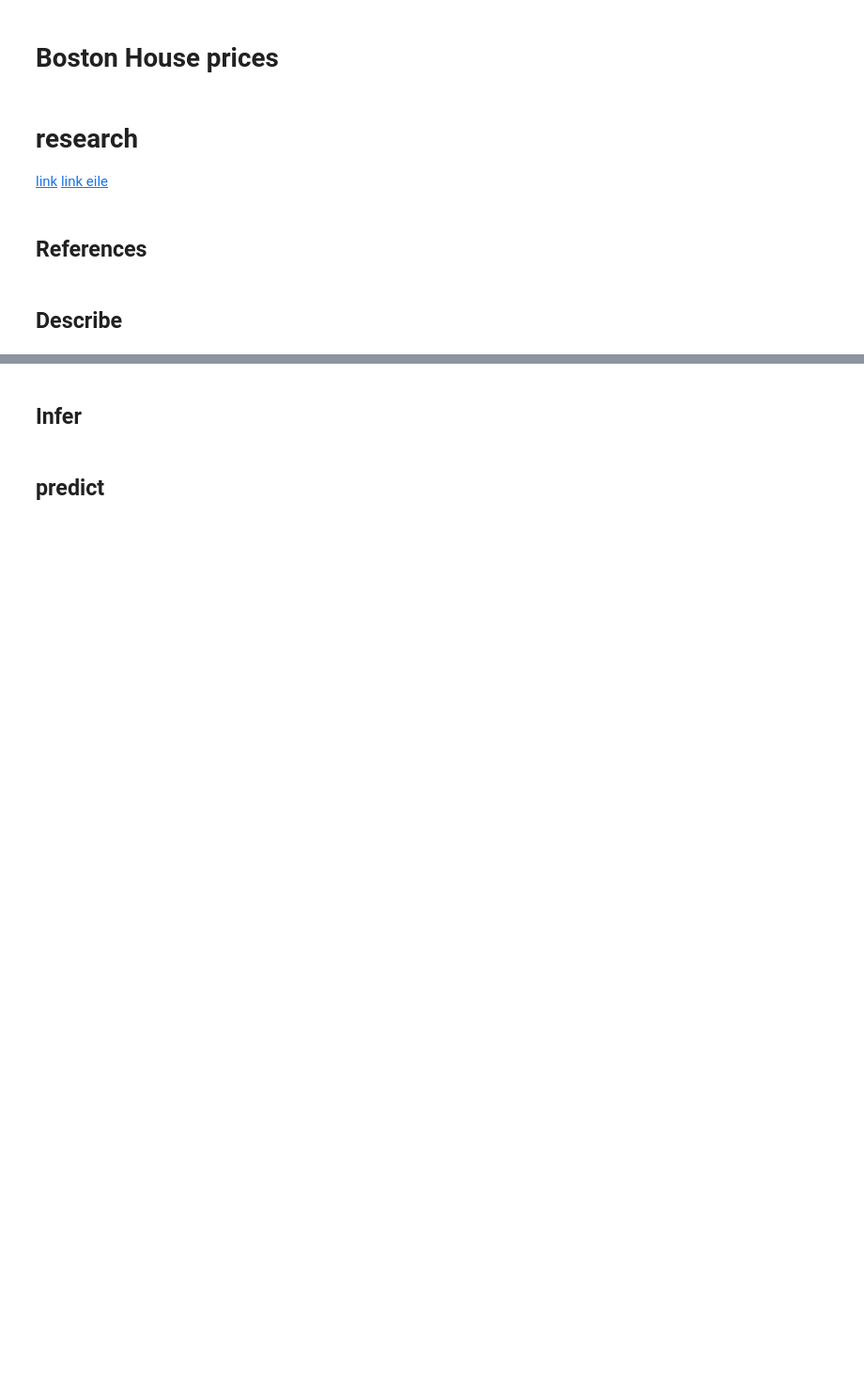
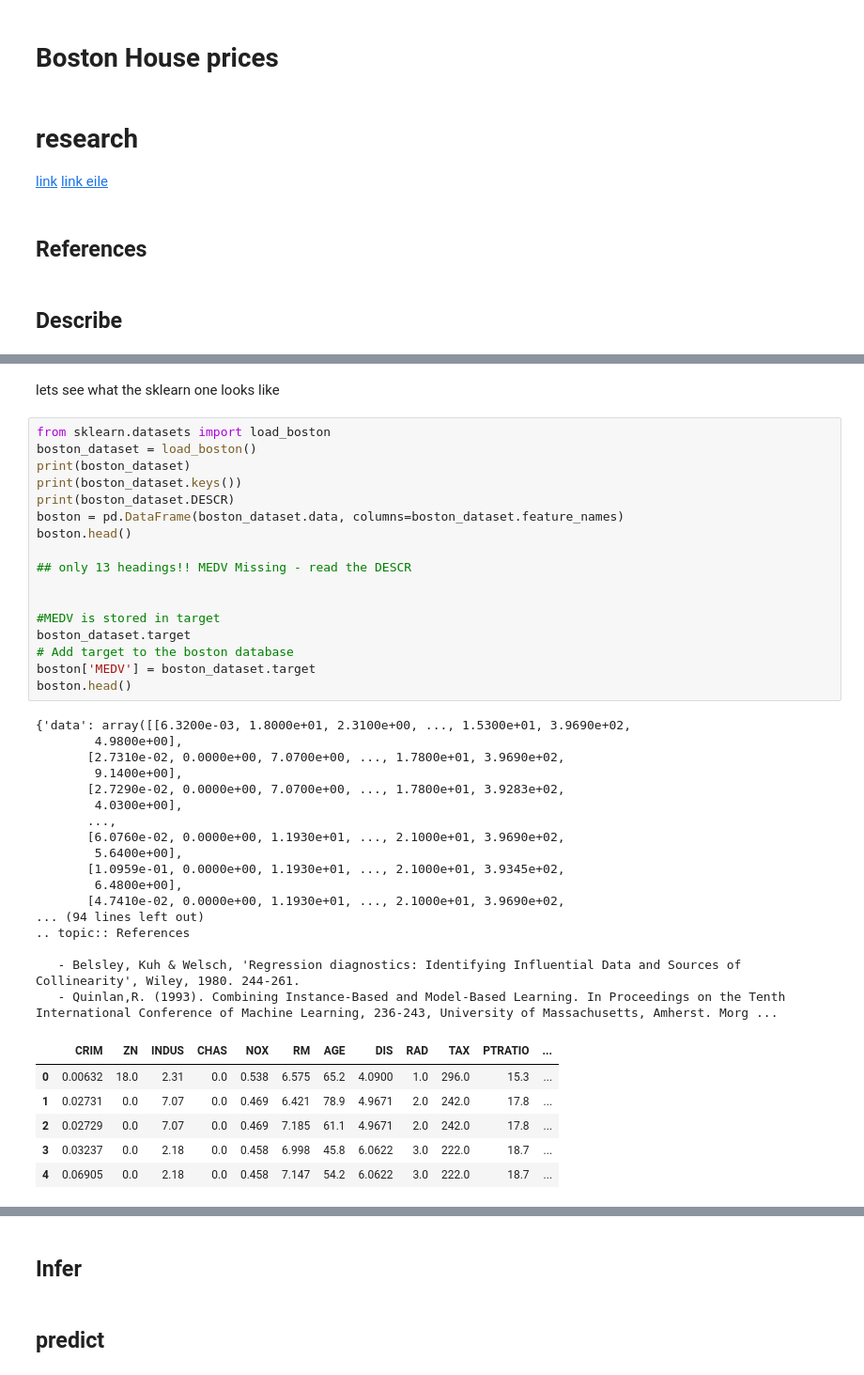
Before and after one commit to Osheah/boston-house-prices, a Jupyter notebook: Boston House Prices.ipynb, the cells around one changed output, grey strips where cells are left out. Shown at 94% size. Saved outputs shown, nothing was run; the diff lists cells and outputs as text; blank space fills up the shorter version.

```diff
--- a/Boston House Prices.ipynb
+++ b/Boston House Prices.ipynb
@@ -115,0 +90,43 @@ data
+# %% [markdown]
+lets see what the sklearn one looks like
+# %%
+from sklearn.datasets import load_boston
+boston_dataset = load_boston()
+print(boston_dataset)
+print(boston_dataset.keys())
+print(boston_dataset.DESCR)
+boston = pd.DataFrame(boston_dataset.data, columns=boston_dataset.feature_names)
+boston.head()
+
+## only 13 headings!! MEDV Missing - read the DESCR
+
+
+#MEDV is stored in target
+boston_dataset.target
+# Add target to the boston database
+boston['MEDV'] = boston_dataset.target
+boston.head()
+# %% [output]
+{'data': array([[6.3200e-03, 1.8000e+01, 2.3100e+00, ..., 1.5300e+01, 3.9690e+02,
+        4.9800e+00],
+       [2.7310e-02, 0.0000e+00, 7.0700e+00, ..., 1.7800e+01, 3.9690e+02,
+        9.1400e+00],
+       [2.7290e-02, 0.0000e+00, 7.0700e+00, ..., 1.7800e+01, 3.9283e+02,
+        4.0300e+00],
+       ...,
+       [6.0760e-02, 0.0000e+00, 1.1930e+01, ..., 2.1000e+01, 3.9690e+02,
+        5.6400e+00],
+       [1.0959e-01, 0.0000e+00, 1.1930e+01, ..., 2.1000e+01, 3.9345e+02,
+        6.4800e+00],
+       [4.7410e-02, 0.0000e+00, 1.1930e+01, ..., 2.1000e+01, 3.9690e+02,
+... (94 lines left out)
+.. topic:: References
+
+   - Belsley, Kuh & Welsch, 'Regression diagnostics: Identifying Influential Data and Sources of Collinearity', Wiley, 1980. 244-261.
+   - Quinlan,R. (1993). Combining Instance-Based and Model-Based Learning. In Proceedings on the Tenth International Conference of Machine Learning, 236-243, University of Massachusetts, Amherst. Morg ...
+|  | CRIM | ZN | INDUS | CHAS | NOX | RM | AGE | DIS | RAD | TAX | PTRATIO | ... |
+| 0 | 0.00632 | 18.0 | 2.31 | 0.0 | 0.538 | 6.575 | 65.2 | 4.0900 | 1.0 | 296.0 | 15.3 | ... |
+| 1 | 0.02731 | 0.0 | 7.07 | 0.0 | 0.469 | 6.421 | 78.9 | 4.9671 | 2.0 | 242.0 | 17.8 | ... |
+| 2 | 0.02729 | 0.0 | 7.07 | 0.0 | 0.469 | 7.185 | 61.1 | 4.9671 | 2.0 | 242.0 | 17.8 | ... |
+| 3 | 0.03237 | 0.0 | 2.18 | 0.0 | 0.458 | 6.998 | 45.8 | 6.0622 | 3.0 | 222.0 | 18.7 | ... |
+| 4 | 0.06905 | 0.0 | 2.18 | 0.0 | 0.458 | 7.147 | 54.2 | 6.0622 | 3.0 | 222.0 | 18.7 | ... |
```
Also changed, not shown: parts of 17 cells of this notebook.
